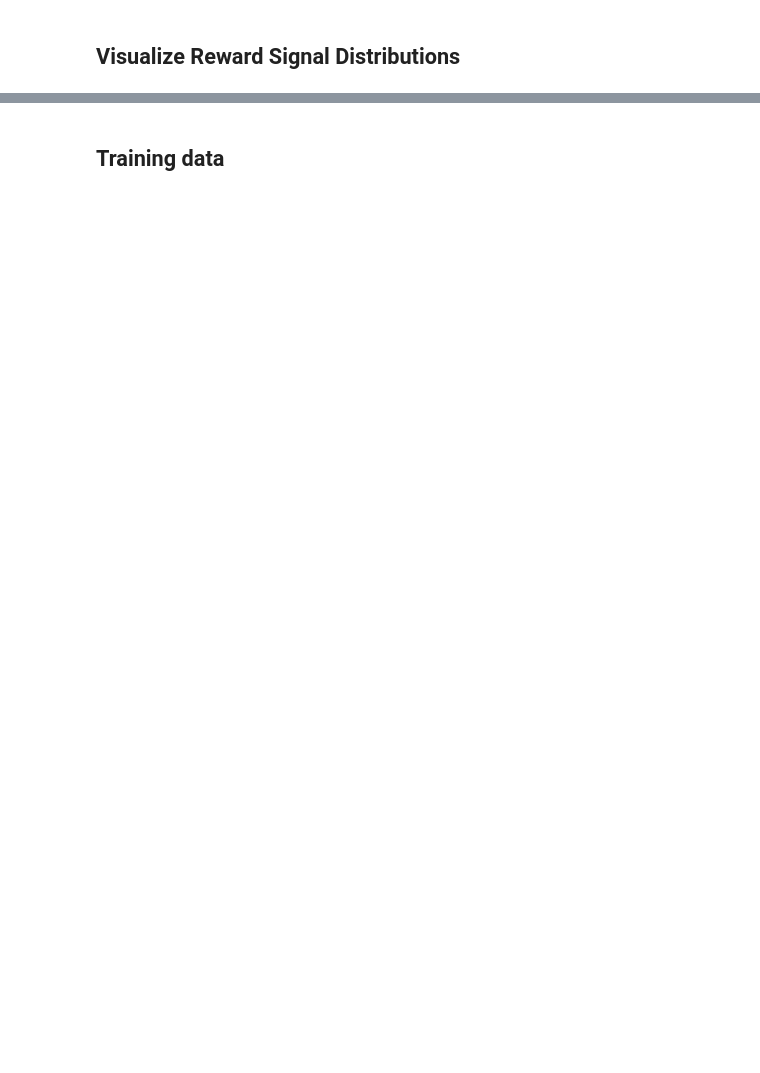
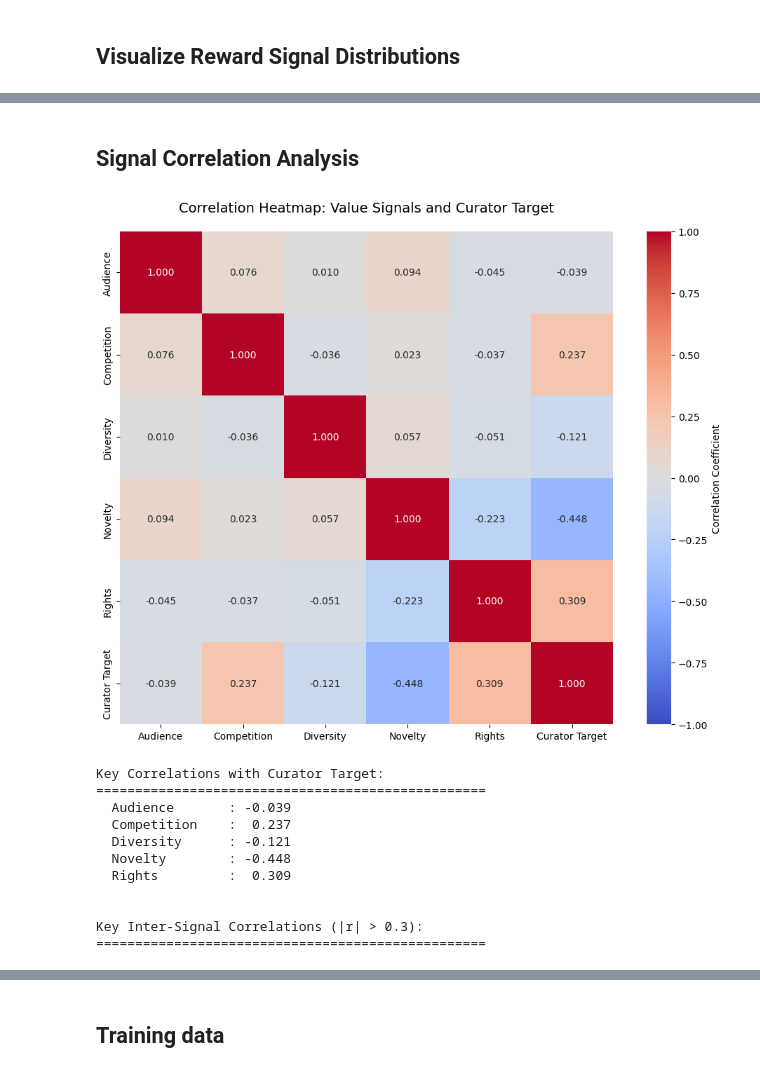
Before and after one commit to charlielopez123/RTS-curator-recommendation-system, a Jupyter notebook: experiments/notebooks/IL_testing.ipynb, the cells around one changed output, grey strips where cells are left out. Saved outputs shown, nothing was run; the diff lists cells and outputs as text; code cells hidden in the pictures; blank space fills up the shorter version.

```diff
--- a/experiments/notebooks/IL_testing.ipynb
+++ b/experiments/notebooks/IL_testing.ipynb
@@ -74,3 +65,80 @@ Rights       - range: [0.000, 1.000], mean: 0.193, median: 0.100
+# %% [markdown]
+## Signal Correlation Analysis
+# %%
+# Create correlation heatmap of value signals and curator target
+import numpy as np
+import matplotlib.pyplot as plt
+import seaborn as sns
+
+# Build a matrix with all signals plus curator target
+signal_names = ['Audience', 'Competition', 'Diversity', 'Novelty', 'Rights', 'Curator Target']
+
+# Extract data from training samples
+data_matrix = []
+for sample in training_samples:
+    vs = sample['value_signals']
+    row = [
+        vs['audience'],
+        vs['competition'],
+        vs['diversity'],
+        vs['novelty'],
+        vs['rights'],
+        float(sample['selected'])  # Curator target (1 if selected, 0 if not)
+    ]
+    data_matrix.append(row)
+
+data_matrix = np.array(data_matrix)
+
+# Calculate correlation matrix
+corr_matrix = np.corrcoef(data_matrix.T)
+
+# Create heatmap
+fig, ax = plt.subplots(figsize=(10, 8))
+sns.heatmap(
+    corr_matrix,
+    annot=True,
+    fmt='.3f',
+    cmap='coolwarm',
+    center=0,
+    square=True,
+    xticklabels=signal_names,
+    yticklabels=signal_names,
+    vmin=-1,
+    vmax=1,
+    cbar_kws={'label': 'Correlation Coefficient'},
+    ax=ax
+)
+plt.title('Correlation Heatmap: Value Signals and Curator Target', fontsize=14, pad=20)
+plt.tight_layout()
+plt.show()
+
+# Print key correlations with curator target
+print("\nKey Correlations with Curator Target:")
+print("=" * 50)
+for i, name in enumerate(signal_names[:-1]):  # Exclude Curator Target itself
+    corr = corr_matrix[i, -1]
+    print(f"  {name:15s}: {corr:6.3f}")
+
+print("\n\nKey Inter-Signal Correlations (|r| > 0.3):")
+print("=" * 50)
+for i in range(len(signal_names) - 1):
+    for j in range(i + 1, len(signal_names) - 1):  # Exclude Curator Target
+        corr = corr_matrix[i, j]
+        if abs(corr) > 0.3:
+            print(f"  {signal_names[i]:15s} <-> {signal_names[j]:15s}: {corr:6.3f}")
+# %% [output]
+[figure, added]
+Key Correlations with Curator Target:
+==================================================
+  Audience       : -0.039
+  Competition    :  0.237
+  Diversity      : -0.121
+  Novelty        : -0.448
+  Rights         :  0.309
+
+
+Key Inter-Signal Correlations (|r| > 0.3):
+==================================================
 # %%
 # Create visualization with 5 subplots for each reward component
 from cts_recommender.utils.visualization import plot_reward_distributions
```
Also changed, not shown: parts of 30 cells of this notebook, 17 other files.
